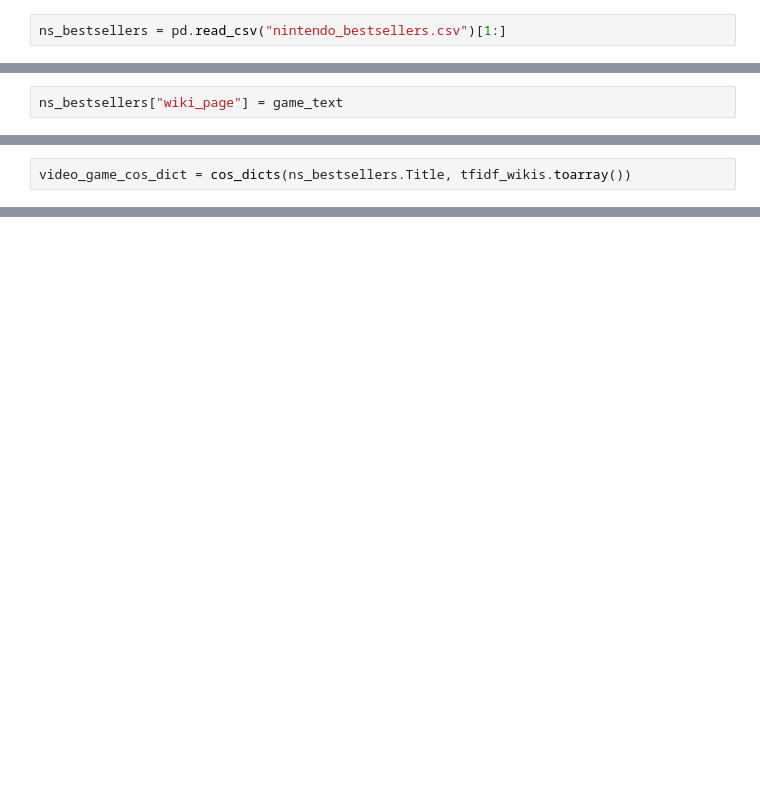
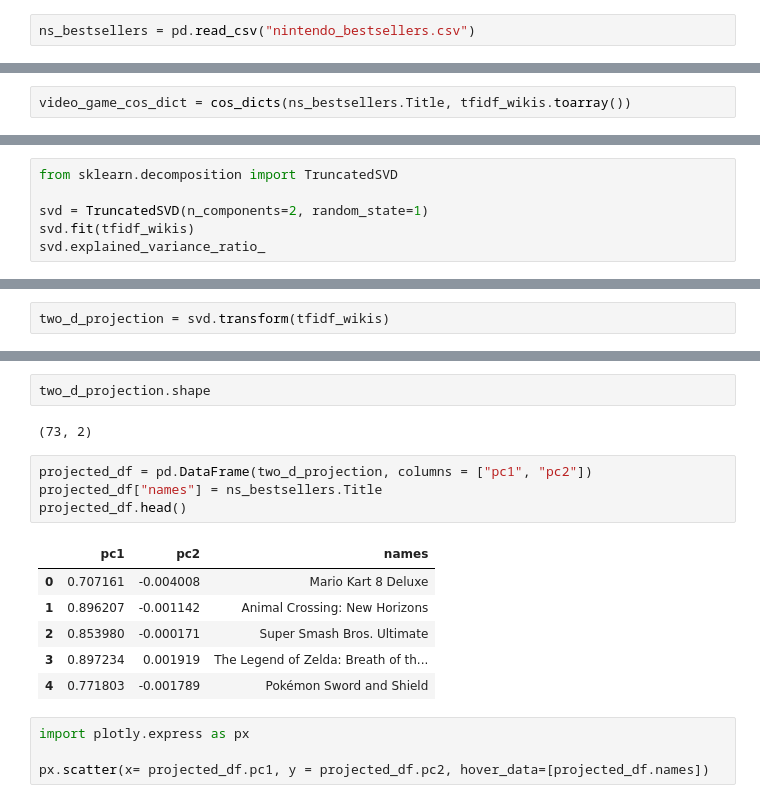
Before and after one commit to arjunpatel7/video-game-nlp, a Jupyter notebook: notebooks/data-cleaning.ipynb, the cells around one changed output, grey strips where cells are left out. Drawn from its saved outputs; the diff is of its cells as text; blank space fills up the shorter version.

```diff
--- a/notebooks/data-cleaning.ipynb
+++ b/notebooks/data-cleaning.ipynb
@@ -141,2 +91,2 @@ with open('nintendo_bestsellers.csv', 'w', newline="") as output:
 # %%
-ns_bestsellers = pd.read_csv("nintendo_bestsellers.csv")[1:]
+ns_bestsellers = pd.read_csv("nintendo_bestsellers.csv")
@@ -183,2 +92,0 @@ Thief Simulator
-# %%
-ns_bestsellers["wiki_page"] = game_text
@@ -319,0 +129,6 @@ sorted(video_game_cos_dict["Pokémon Brilliant Diamond and Shining Pearl"].items
+# %%
+from sklearn.decomposition import TruncatedSVD
+
+svd = TruncatedSVD(n_components=2, random_state=1)
+svd.fit(tfidf_wikis)
+svd.explained_variance_ratio_
@@ -319,0 +137,2 @@ sorted(video_game_cos_dict["Pokémon Brilliant Diamond and Shining Pearl"].items
+# %%
+two_d_projection = svd.transform(tfidf_wikis)
@@ -319,0 +174,19 @@ sorted(video_game_cos_dict["Pokémon Brilliant Diamond and Shining Pearl"].items
+# %%
+two_d_projection.shape
+# %% [output]
+(73, 2)
+# %%
+projected_df = pd.DataFrame(two_d_projection, columns = ["pc1", "pc2"])
+projected_df["names"] = ns_bestsellers.Title
+projected_df.head()
+# %% [output]
+|  | pc1 | pc2 | names |
+| 0 | 0.707161 | -0.004008 | Mario Kart 8 Deluxe |
+| 1 | 0.896207 | -0.001142 | Animal Crossing: New Horizons |
+| 2 | 0.853980 | -0.000171 | Super Smash Bros. Ultimate |
+| 3 | 0.897234 | 0.001919 | The Legend of Zelda: Breath of th... |
+| 4 | 0.771803 | -0.001789 | Pokémon Sword and Shield |
+# %%
+import plotly.express as px
+
+px.scatter(x= projected_df.pc1, y = projected_df.pc2, hover_data=[projected_df.names])
```
Also changed, not shown: parts of 27 cells of this notebook, 1 other file.
